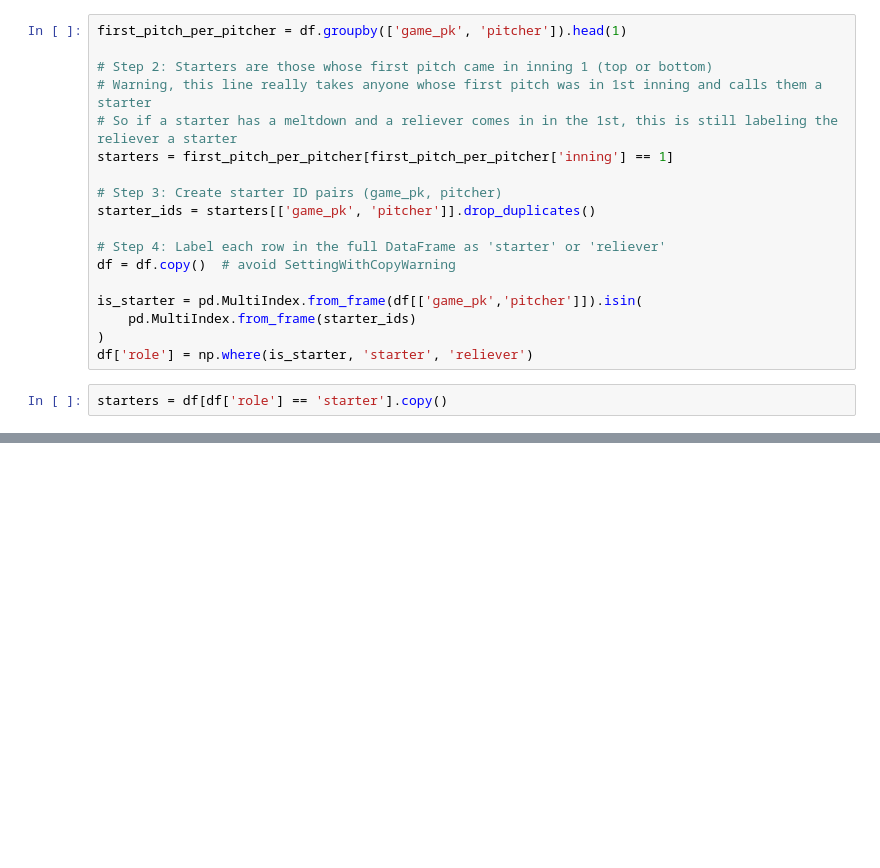
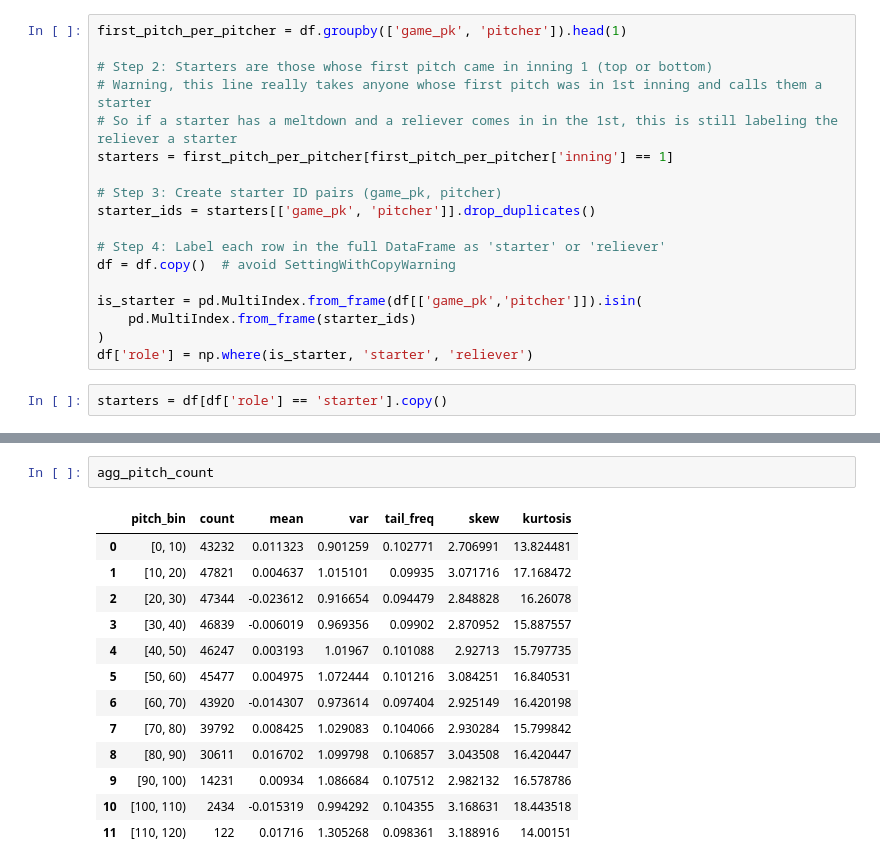
Before and after one commit to Erdos-Projects/fall-2025-sports-analytics, a Jupyter notebook: performance_det.ipynb, the cells around one changed output, grey strips where cells are left out. Saved outputs shown, nothing was run; the diff lists cells and outputs as text; blank space fills up the shorter version.

```diff
--- a/performance_det.ipynb
+++ b/performance_det.ipynb
@@ -89,0 +129,16 @@ starters['dre_future_inclusive'] = g['delta_run_exp'].transform(
+# %%
+agg_pitch_count
+# %% [output]
+|  | pitch_bin | count | mean | var | tail_freq | skew | kurtosis |
+| 0 | [0, 10) | 43232 | 0.011323 | 0.901259 | 0.102771 | 2.706991 | 13.824481 |
+| 1 | [10, 20) | 47821 | 0.004637 | 1.015101 | 0.09935 | 3.071716 | 17.168472 |
+| 2 | [20, 30) | 47344 | -0.023612 | 0.916654 | 0.094479 | 2.848828 | 16.26078 |
+| 3 | [30, 40) | 46839 | -0.006019 | 0.969356 | 0.09902 | 2.870952 | 15.887557 |
+| 4 | [40, 50) | 46247 | 0.003193 | 1.01967 | 0.101088 | 2.92713 | 15.797735 |
+| 5 | [50, 60) | 45477 | 0.004975 | 1.072444 | 0.101216 | 3.084251 | 16.840531 |
+| 6 | [60, 70) | 43920 | -0.014307 | 0.973614 | 0.097404 | 2.925149 | 16.420198 |
+| 7 | [70, 80) | 39792 | 0.008425 | 1.029083 | 0.104066 | 2.930284 | 15.799842 |
+| 8 | [80, 90) | 30611 | 0.016702 | 1.099798 | 0.106857 | 3.043508 | 16.420447 |
+| 9 | [90, 100) | 14231 | 0.00934 | 1.086684 | 0.107512 | 2.982132 | 16.578786 |
+| 10 | [100, 110) | 2434 | -0.015319 | 0.994292 | 0.104355 | 3.168631 | 18.443518 |
+| 11 | [110, 120) | 122 | 0.01716 | 1.305268 | 0.098361 | 3.188916 | 14.00151 |
```
Also changed, not shown: parts of 20 cells of this notebook.
